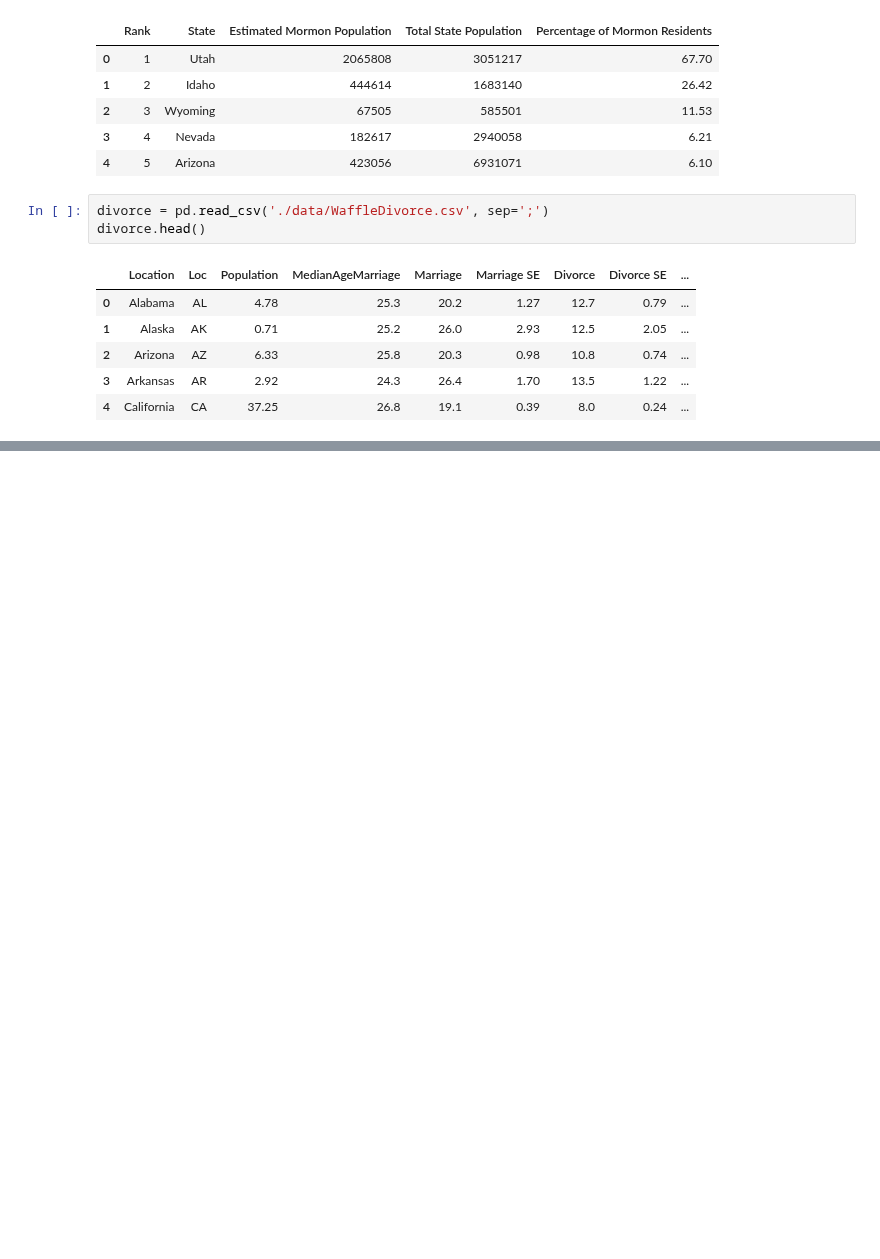
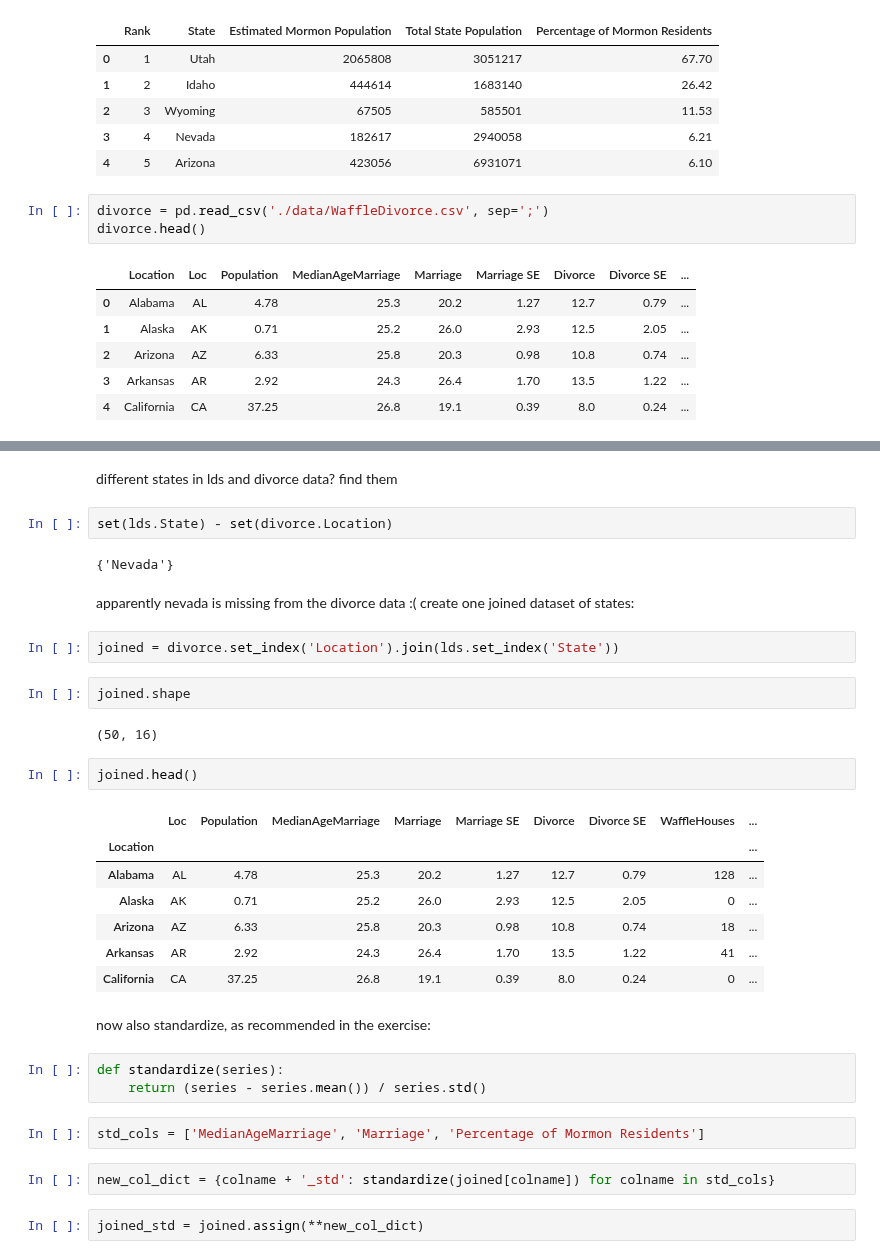
Before and after one commit to nwweber/statistical_rethinking, a Jupyter notebook: chapter_05_multivariate_linear_models.ipynb, the cells around one changed output, grey strips where cells are left out. Drawn from its saved outputs; the diff is of its cells as text; blank space fills up the shorter version.

```diff
--- a/chapter_05_multivariate_linear_models.ipynb
+++ b/chapter_05_multivariate_linear_models.ipynb
@@ -1713,0 +1722,36 @@ divorce.head()
+# %% [markdown]
+different states in lds and divorce data? find them
+# %%
+set(lds.State) - set(divorce.Location)
+# %% [output]
+{'Nevada'}
+# %% [markdown]
+apparently nevada is missing from the divorce data :(
+create one joined dataset of states:
+# %%
+joined = divorce.set_index('Location').join(lds.set_index('State'))
+# %%
+joined.shape
+# %% [output]
+(50, 16)
+# %%
+joined.head()
+# %% [output]
+|  | Loc | Population | MedianAgeMarriage | Marriage | Marriage SE | Divorce | Divorce SE | WaffleHouses | ... |
+| Location |  |  |  |  |  |  |  |  | ... |
+| Alabama | AL | 4.78 | 25.3 | 20.2 | 1.27 | 12.7 | 0.79 | 128 | ... |
+| Alaska | AK | 0.71 | 25.2 | 26.0 | 2.93 | 12.5 | 2.05 | 0 | ... |
+| Arizona | AZ | 6.33 | 25.8 | 20.3 | 0.98 | 10.8 | 0.74 | 18 | ... |
+| Arkansas | AR | 2.92 | 24.3 | 26.4 | 1.70 | 13.5 | 1.22 | 41 | ... |
+| California | CA | 37.25 | 26.8 | 19.1 | 0.39 | 8.0 | 0.24 | 0 | ... |
+# %% [markdown]
+now also standardize, as recommended in the exercise:
+# %%
+def standardize(series):
+    return (series - series.mean()) / series.std()
+# %%
+std_cols = ['MedianAgeMarriage', 'Marriage', 'Percentage of Mormon Residents']
+# %%
+new_col_dict = {colname + '_std': standardize(joined[colname]) for colname in std_cols}
+# %%
+joined_std = joined.assign(**new_col_dict)
```
Also changed, not shown: parts of 5 cells of this notebook.
